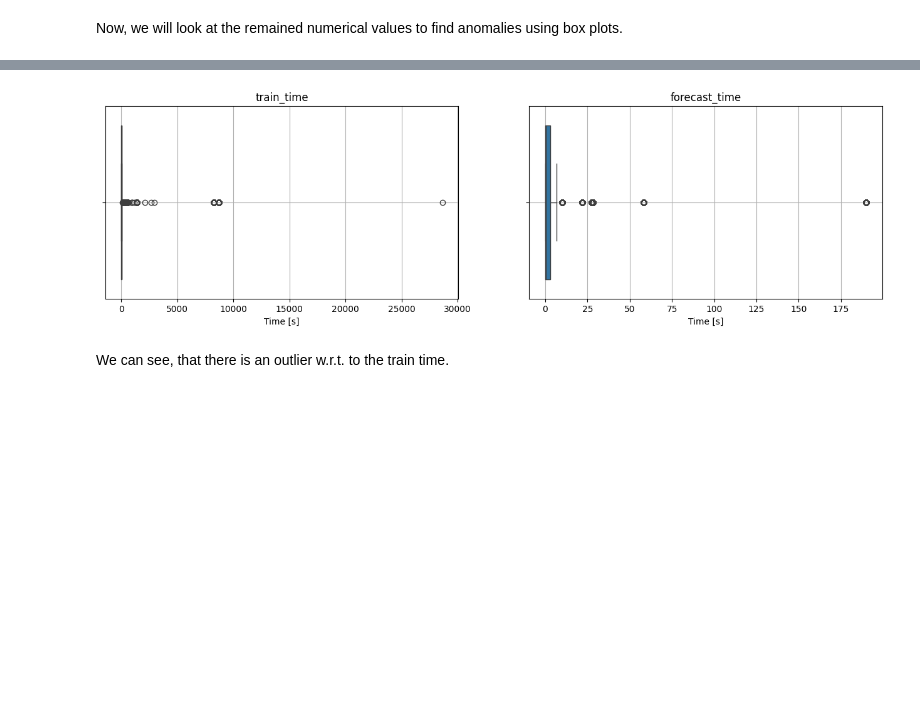
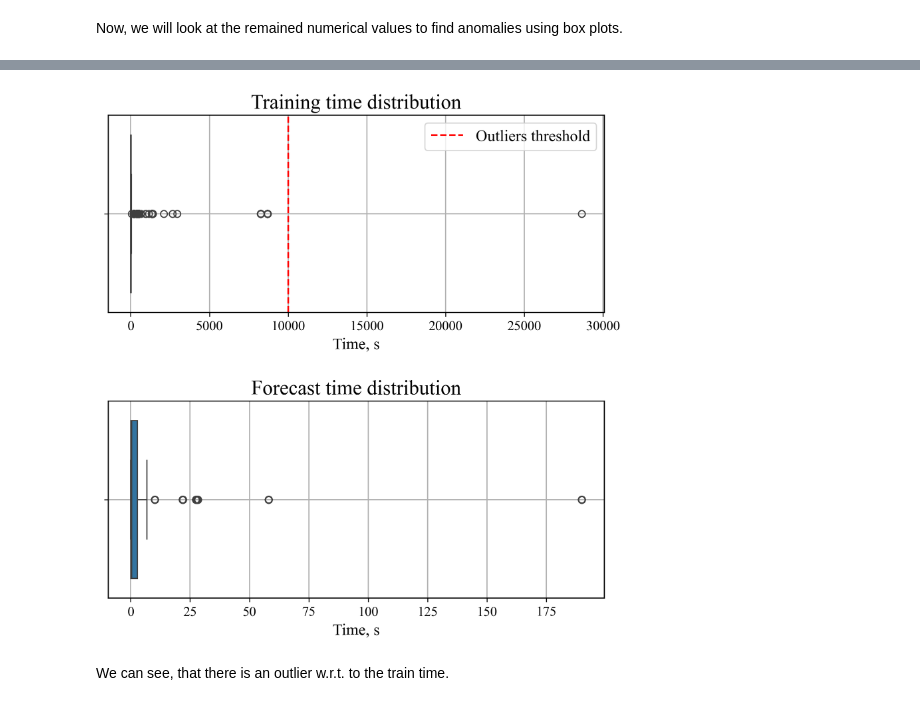
Before and after one commit to rntprch/ML-Project-Team-9-MetaLearning, a Jupyter notebook: preprocess.ipynb, the cells around one changed output, grey strips where cells are left out. Saved outputs shown, nothing was run; the diff lists cells and outputs as text; code cells hidden in the pictures; blank space fills up the shorter version.

```diff
--- a/preprocess.ipynb
+++ b/preprocess.ipynb
@@ -3,6 +3,14 @@ import pandas as pd
 import numpy as np
 import matplotlib.pyplot as plt
 import seaborn as sns
+
+plt.rcParams["font.family"] = "Times New Roman"
+plt.rcParams["axes.titlesize"] = 18
+plt.rcParams["axes.labelsize"] = 14
+plt.rcParams["legend.fontsize"] = 14
+plt.rcParams["axes.linewidth"] = 1
+plt.rcParams["figure.dpi"] = 300
+plt.rcParams["grid.linewidth"] = 1
 # %% [markdown]
 ## Data preprocessing
 The following block remove outliers, insignificant columns and correlated values from the initial file `local_global_res_13_12.csv`
@@ -134,19 +151,27 @@ Now, we will look at the remained numerical values to find anomalies using box p
+# %%
+data = data.drop(['MAPE'], axis=1)
 # %%
 # Depict time metrics boxplots
 times = ['train_time', 'forecast_time']
-rows = 1
+plot_labels = ['Training time distribution', 'Forecast time distribution']
 
-fig, axes = plt.subplots(nrows=rows, ncols=len(times)//rows, figsize=(16, 4))
+fig, axes = plt.subplots(nrows=len(times), ncols=1, figsize=(6.75, 6.75*0.5*len(times)))
+fig.subplots_adjust(hspace=0.45, left=0.05, right=0.95, bottom=0.075, top=0.95)
 
-for ax, time in zip(axes.flatten(), times):
-    sns.boxplot(data[time], ax=ax, orient='h')
+for ax, time, plot_label in zip(axes.flatten(), times, plot_labels):
+    sns.boxplot(data[time], orient='h', ax=ax,)
+    if time == 'train_time':
+        ax.axvline(x=10000, linestyle='--', color='r', label='Outliers threshold')
+        ax.legend()
+
     ax.grid()
-    ax.set_title(time)
-    ax.set_xlabel('Time [s]')
+    ax.set_title(plot_label)
+    ax.set_xlabel('Time, s')
 
 plt.show()
+fig.savefig('./output/time_outliers.pdf')
 # %% [output]
-[figure, old version]
+[figure, new version]
 # %% [markdown]
 We can see, that there is an outlier w.r.t. to the train time.
 # %%
```
Also changed, not shown: parts of 21 cells of this notebook, 23 other files.
